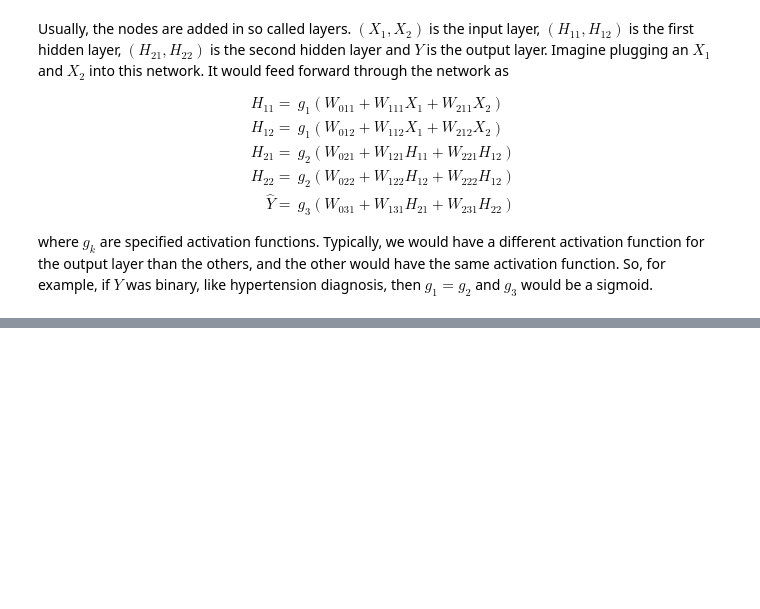
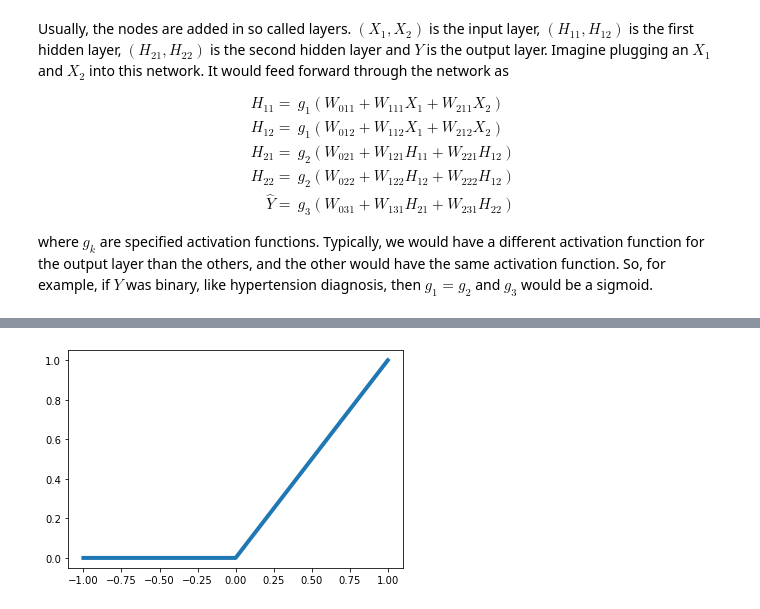
Before and after one commit to smart-stats/ds4bio_book, a Jupyter notebook: book/nns.ipynb, the cells around one changed output, grey strips where cells are left out. Cells and saved outputs as stored; diff of their text form; code cells hidden in the pictures; blank space fills up the shorter version.

```diff
--- a/book/nns.ipynb
+++ b/book/nns.ipynb
@@ -132,0 +149,4 @@ where $g_k$ are specified activation functions. Typically, we would have a diffe
+# %%
+plt.plot( [-1, 0, 1], [0, 0, 1], linewidth = 4);
+# %% [output]
+[figure, added]
```
Also changed, not shown: parts of 8 cells of this notebook, 6 other files.
